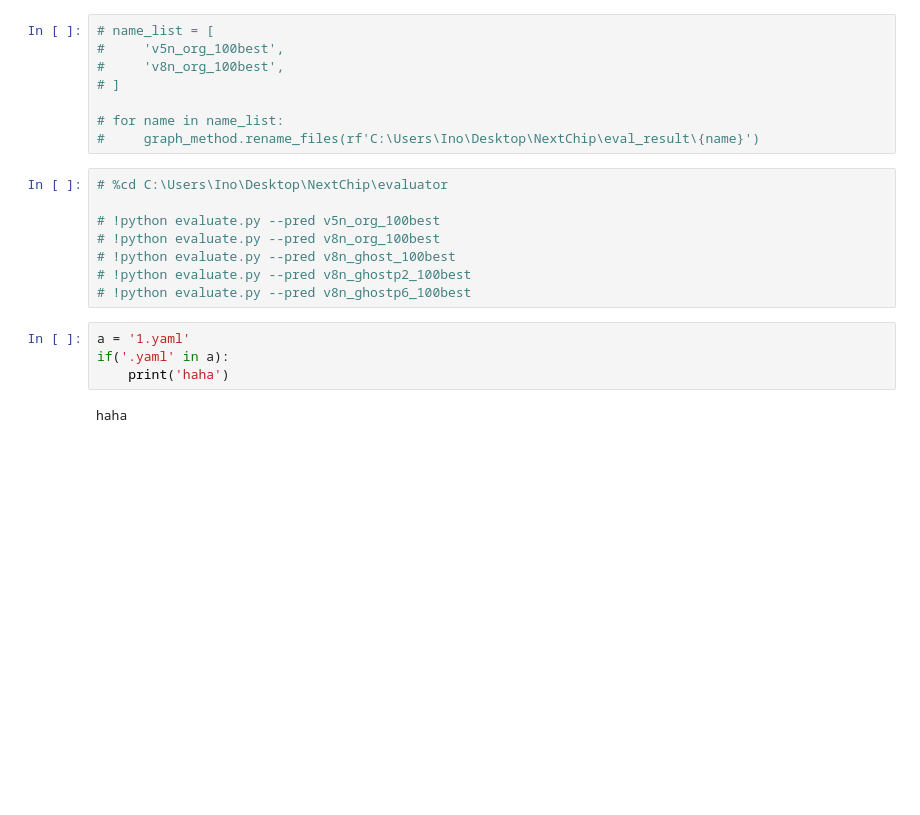
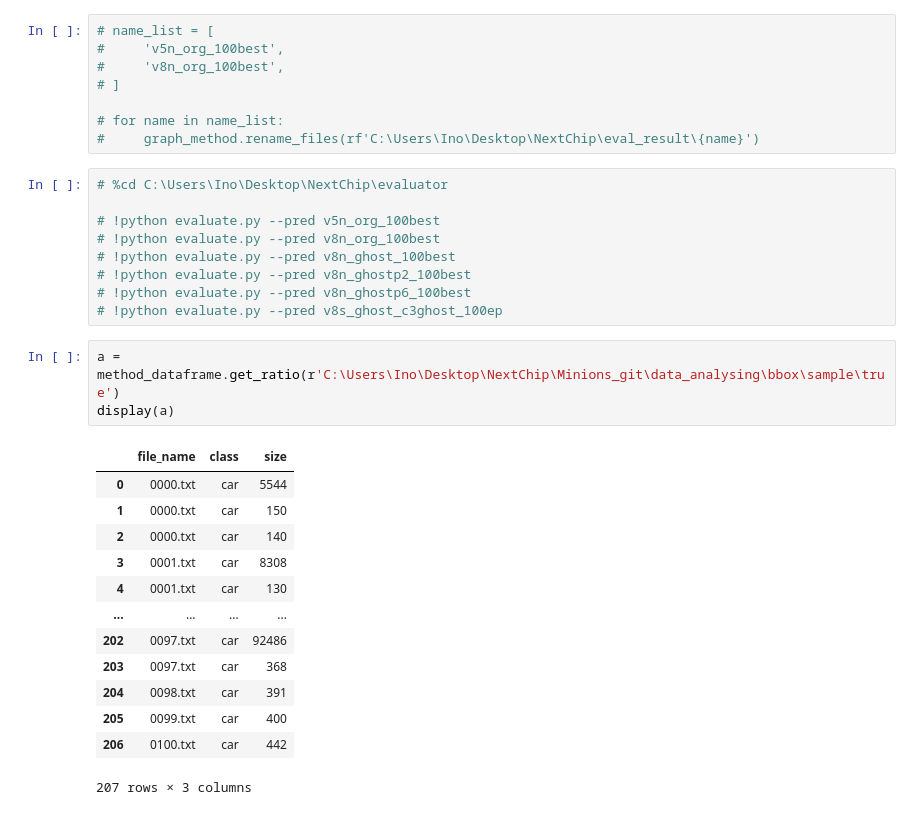
Before and after one commit to Lee-chan-hyeok/Nextchip_Autonomous_Driving_Contest, a Jupyter notebook: data_analysing/bbox/test.ipynb, the cells around one changed output. Cells and saved outputs as stored; diff of their text form; blank space fills up the shorter version.

```diff
--- a/data_analysing/bbox/test.ipynb
+++ b/data_analysing/bbox/test.ipynb
@@ -30,9 +33,21 @@ C:\Users\Ino\Desktop\NextChip\dataset\images\test\0801.jpg
 # !python evaluate.py --pred v8n_ghost_100best
 # !python evaluate.py --pred v8n_ghostp2_100best
 # !python evaluate.py --pred v8n_ghostp6_100best
+# !python evaluate.py --pred v8s_ghost_c3ghost_100ep
-# %%
-a = '1.yaml'
-if('.yaml' in a):
-    print('haha')
-# %% [output]
-haha
+# %%
+a = method_dataframe.get_ratio(r'C:\Users\Ino\Desktop\NextChip\Minions_git\data_analysing\bbox\sample\true')
+display(a)
+# %% [output]
+|  | file_name | class | size |
+| 0 | 0000.txt | car | 5544 |
+| 1 | 0000.txt | car | 150 |
+| 2 | 0000.txt | car | 140 |
+| 3 | 0001.txt | car | 8308 |
+| 4 | 0001.txt | car | 130 |
+| ... | ... | ... | ... |
+| 202 | 0097.txt | car | 92486 |
+| 203 | 0097.txt | car | 368 |
+| 204 | 0098.txt | car | 391 |
+| 205 | 0099.txt | car | 400 |
+| 206 | 0100.txt | car | 442 |
+207 rows × 3 columns
```
Also changed, not shown: parts of 2 cells of this notebook, 11 other files.
